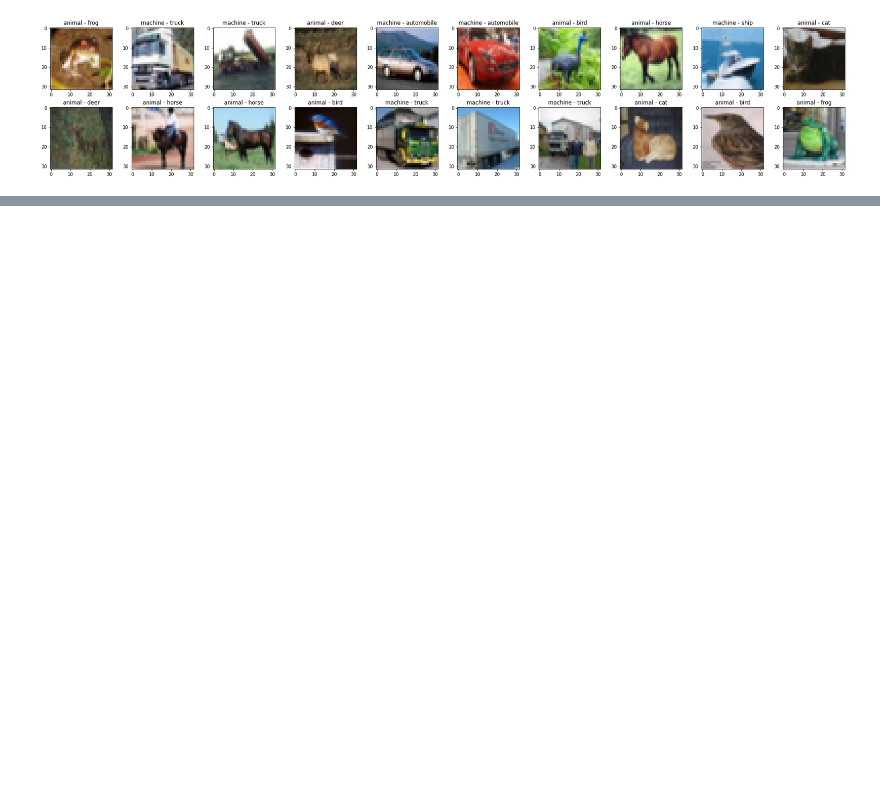
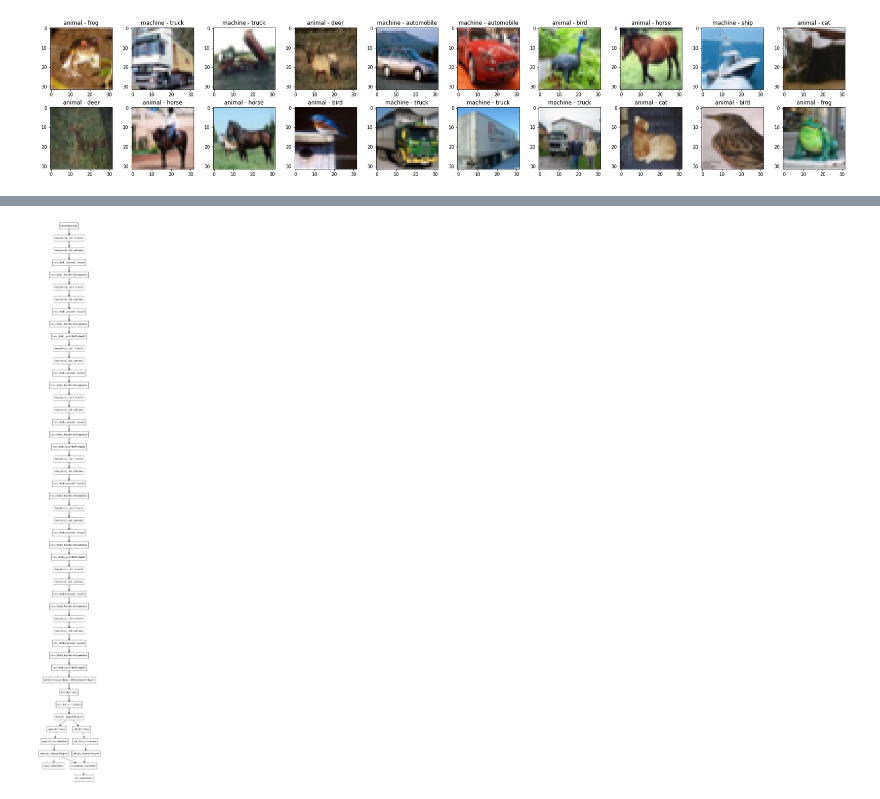
Before and after one commit to edwin-yan/hierarchical_classification, a Jupyter notebook: CIFAR10-hierarchy_v2.ipynb, the cells around one changed output, grey strips where cells are left out. Saved outputs shown, nothing was run; the diff lists cells and outputs as text; code cells hidden in the pictures; blank space fills up the shorter version.

```diff
--- a/CIFAR10-hierarchy_v2.ipynb
+++ b/CIFAR10-hierarchy_v2.ipynb
@@ -86,7 +86,7 @@ def conv_block(units, kernel_size = (3,3), stride=(1, 1), dropout=0.2, activatio
 def dense_block(units, dropout=0.2, activation='relu', name='default_fc1'):
     def layer_wrapper(inp):
         x = Dense(units, name=name)(inp)
-        x = BatchNormalization(name='{}_bn'.format(name))(x)
+#         x = BatchNormalization(name='{}_bn'.format(name))(x)
         x = Activation(activation, name='{}_act'.format(name))(x)
         x = Dropout(dropout, name='{}_dropout'.format(name))(x)
         return x
@@ -94,43 +94,43 @@ def dense_block(units, dropout=0.2, activation='relu', name='default_fc1'):
 
 
 
-def create_base_layer(img_input, conv_dropout=0.1, fc_dropout=0.3, activation='relu', class_type = 'default'):
+def create_base_layer(img_input, conv_dropout=0.1, fc_dropout=0.3, activation='relu', class_type = 'default', nodes = 64):
 
     # Block 1
     block = 1
-    x = conv_block(32, kernel_size = (5, 5),dropout=conv_dropout, activation=activation, block=block, layer=1, class_type=class_type)(img_input)
-    x = conv_block(32, kernel_size = (5, 5),dropout=conv_dropout, activation=activation, block=block, layer=2, class_type=class_type)(x)
+    x = conv_block(nodes, kernel_size = (5, 5),dropout=conv_dropout, activation=activation, block=block, layer=1, class_type=class_type)(img_input)
+    x = conv_block(nodes, kernel_size = (5, 5),dropout=conv_dropout, activation=activation, block=block, layer=2, class_type=class_type)(x)
     x = MaxPooling2D((2, 2), strides=(2, 2), name=f'{class_type}_block{block}_pool')(x)
 
     # Block 2
     block += 1
-    x = conv_block(64, dropout=conv_dropout, activation=activation, block=block, layer=1, class_type=class_type)(x)
-    x = conv_block(64, dropout=conv_dropout, activation=activation, block=block, layer=2, class_type=class_type)(x)
+    x = conv_block(nodes * 2, dropout=conv_dropout, activation=activation, block=block, layer=1, class_type=class_type)(x)
+    x = conv_block(nodes * 2, dropout=conv_dropout, activation=activation, block=block, layer=2, class_type=class_type)(x)
     x = MaxPooling2D((2, 2), strides=(2, 2), name=f'{class_type}_block{block}_pool')(x)
 
     # Block 3
     block += 1
-    x = conv_block(128, dropout=conv_dropout, activation=activation, block=block, layer=1, class_type=class_type)(x)
-    x = conv_block(128, dropout=conv_dropout, activation=activation, block=block, layer=2, class_type=class_type)(x)
+    x = conv_block(nodes * 4, dropout=conv_dropout, activation=activation, block=block, layer=1, class_type=class_type)(x)
+    x = conv_block(nodes * 4, dropout=conv_dropout, activation=activation, block=block, layer=2, class_type=class_type)(x)
     x = MaxPooling2D((2, 2), strides=(2, 2), name=f'{class_type}_block{block}_pool')(x)
 
     # Block 4
     block += 1
-    x = conv_block(256, dropout=conv_dropout, activation=activation, block=block, layer=1, class_type=class_type)(x)
-    x = conv_block(256, dropout=conv_dropout, activation=activation, block=block, layer=2, class_type=class_type)(x)
+    x = conv_block(nodes * 8, dropout=conv_dropout, activation=activation, block=block, layer=1, class_type=class_type)(x)
+    x = conv_block(nodes * 8, dropout=conv_dropout, activation=activation, block=block, layer=2, class_type=class_type)(x)
     x = MaxPooling2D((2, 2), strides=(2, 2), name=f'{class_type}_block{block}_pool')(x)
 
     x = GlobalAveragePooling2D()(x)
 
     # FC Layers
-    x = dense_block(512, dropout=fc_dropout, activation=activation, name=f'{class_type}_fc1')(x)
+    x = dense_block(nodes * 8, dropout=fc_dropout, activation=activation, name=f'{class_type}_fc1')(x)
 
     return x
 
 
-def create_layer(img_input, n_classes, base_layer, conv_dropout=0.1, fc_dropout=0.3, activation='relu', class_type = 'default', embedding = None):
-    x = dense_block(256, dropout=fc_dropout, activation=activation, name=f'{class_type}_fc2')(base_layer)
-    x = dense_block(128, dropout=fc_dropout, activation=activation, name=f'{class_type}_fc3')(x)
+def create_layer(img_input, n_classes, conv_dropout=0.1, fc_dropout=0.3, activation='relu', class_type = 'default', embedding = None, nodes = 64):
+    x = dense_block(nodes * 4, dropout=fc_dropout, activation=activation, name=f'{class_type}_fc2')(img_input)
+#     x = dense_block(nodes * 4, dropout=fc_dropout, activation=activation, name=f'{class_type}_fc3')(x)
     if embedding is not None:
         x = tf.keras.layers.Concatenate()([x, embedding])
     output = Dense(n_classes, activation='softmax', name=f'{class_type}_output')(x)
@@ -152,2 +172,6 @@ model = keras.Model(inputs=img_input,
+# %%
+tf.keras.utils.plot_model(model, show_shapes=False, show_dtype=False, show_layer_names=True, rankdir='TB', expand_nested=False)
+# %% [output]
+[figure, added]
 # %%
 init_lr = 1e-4
```
Also changed, not shown: parts of 9 cells of this notebook, 2 other files.
